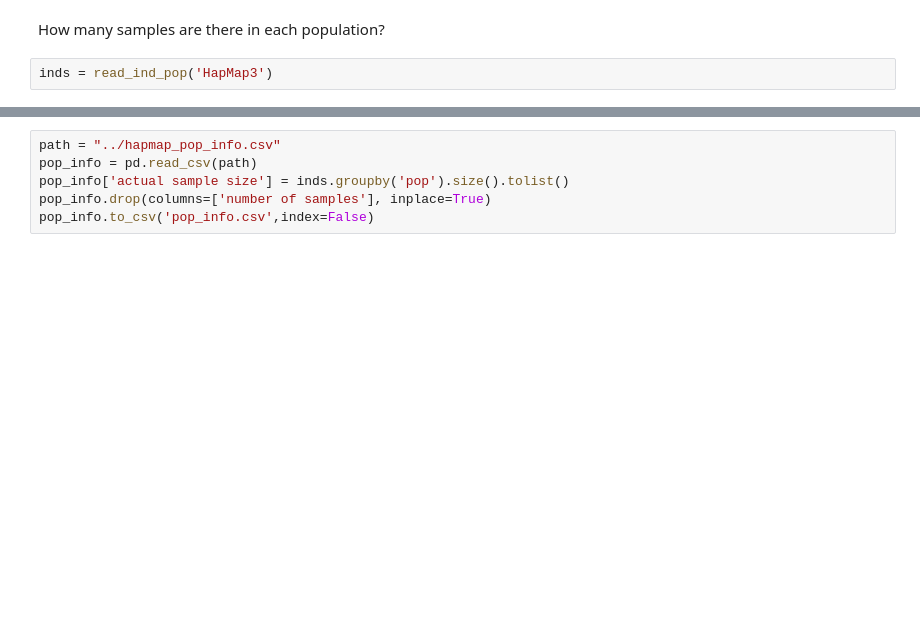
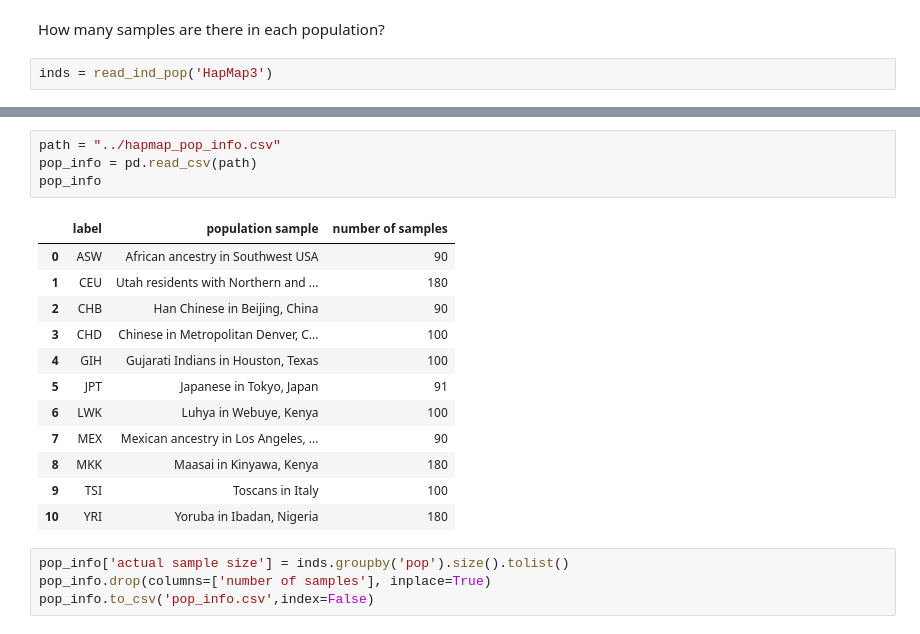
Before and after one commit to tinaryu/StatsGenetics_PowerIterationPCA, a Jupyter notebook: AnalysisCode/hapmap_data_info.ipynb, the cells around one changed output, grey strips where cells are left out. Saved outputs shown, nothing was run; the diff lists cells and outputs as text; blank space fills up the shorter version.

```diff
--- a/AnalysisCode/hapmap_data_info.ipynb
+++ b/AnalysisCode/hapmap_data_info.ipynb
@@ -23,6 +66,21 @@ inds = read_ind_pop('HapMap3')
+# %%
+path = "../hapmap_pop_info.csv"
+pop_info = pd.read_csv(path)
+pop_info
+# %% [output]
+|  | label | population sample | number of samples |
+| 0 | ASW | African ancestry in Southwest USA | 90 |
+| 1 | CEU | Utah residents with Northern and ... | 180 |
+| 2 | CHB | Han Chinese in Beijing, China | 90 |
+| 3 | CHD | Chinese in Metropolitan Denver, C... | 100 |
+| 4 | GIH | Gujarati Indians in Houston, Texas | 100 |
+| 5 | JPT | Japanese in Tokyo, Japan | 91 |
+| 6 | LWK | Luhya in Webuye, Kenya | 100 |
+| 7 | MEX | Mexican ancestry in Los Angeles, ... | 90 |
+| 8 | MKK | Maasai in Kinyawa, Kenya | 180 |
+| 9 | TSI | Toscans in Italy | 100 |
+| 10 | YRI | Yoruba in Ibadan, Nigeria | 180 |
 # %%
-path = "../hapmap_pop_info.csv"
-pop_info = pd.read_csv(path)
 pop_info['actual sample size'] = inds.groupby('pop').size().tolist()
 pop_info.drop(columns=['number of samples'], inplace=True)
 pop_info.to_csv('pop_info.csv',index=False)
```
Also changed, not shown: parts of 5 cells of this notebook, 4 other files.
